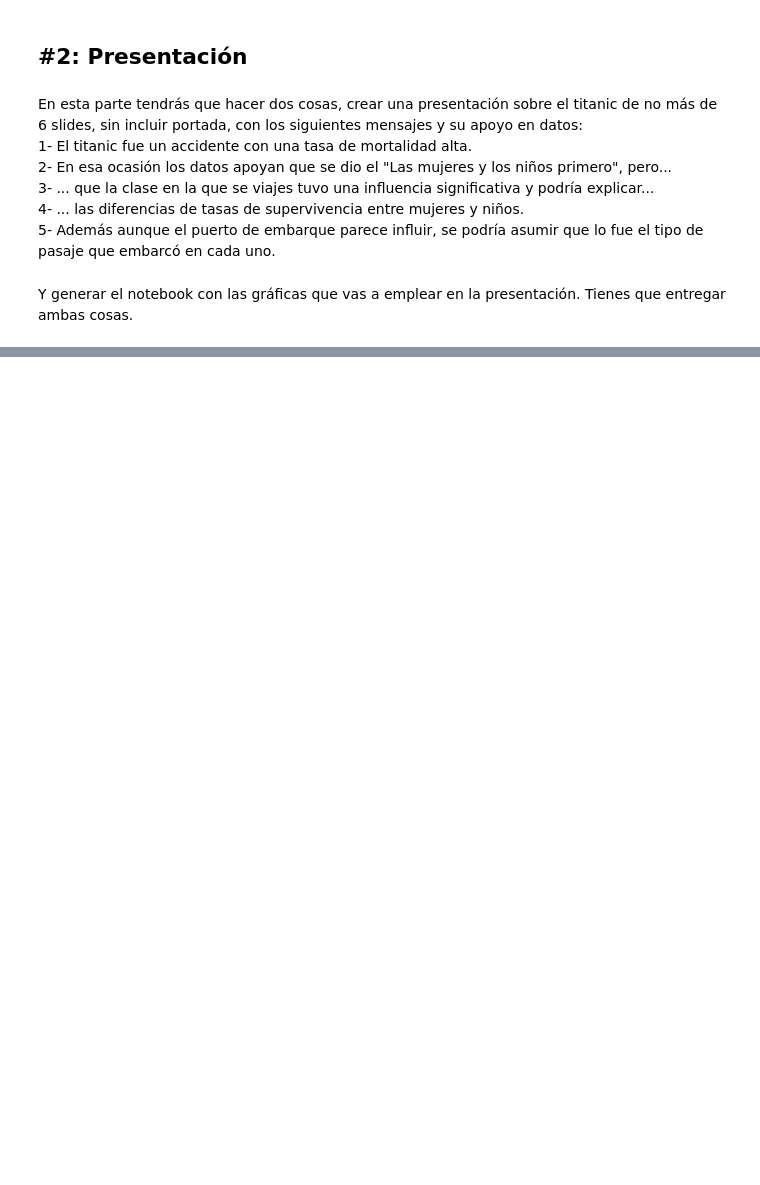
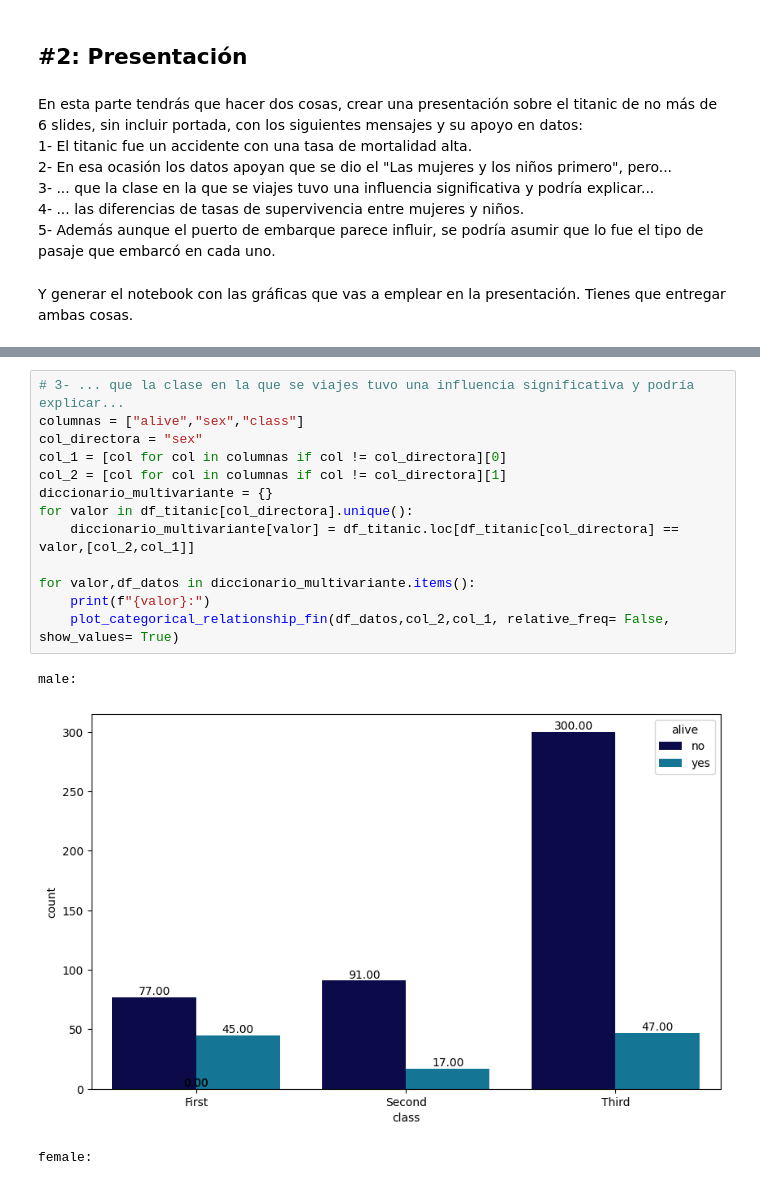
Before and after one commit to AnnaValsells/ONLINE_DS_THEBRIDGE_AVT, a Jupyter notebook: AVT_Exercises/Sprint_8/Unidad_02/Practica_Obligatoria/18_Practica_Obligatoria_Visualizacion_Presentacion.ipynb, the cells around one changed output, grey strips where cells are left out. Saved outputs shown, nothing was run; the diff lists cells and outputs as text; blank space fills up the shorter version.

```diff
--- a/AVT_Exercises/Sprint_8/Unidad_02/Practica_Obligatoria/18_Practica_Obligatoria_Visualizacion_Presentacion.ipynb
+++ b/AVT_Exercises/Sprint_8/Unidad_02/Practica_Obligatoria/18_Practica_Obligatoria_Visualizacion_Presentacion.ipynb
@@ -105,0 +278,17 @@ Y generar el notebook con las gráficas que vas a emplear en la presentación. T
+# %%
+# 3- ... que la clase en la que se viajes tuvo una influencia significativa y podría explicar...
+columnas = ["alive","sex","class"]
+col_directora = "sex"
+col_1 = [col for col in columnas if col != col_directora][0]
+col_2 = [col for col in columnas if col != col_directora][1]
+diccionario_multivariante = {}
+for valor in df_titanic[col_directora].unique():
+    diccionario_multivariante[valor] = df_titanic.loc[df_titanic[col_directora] == valor,[col_2,col_1]]
+
+for valor,df_datos in diccionario_multivariante.items():
+    print(f"{valor}:")
+    plot_categorical_relationship_fin(df_datos,col_2,col_1, relative_freq= False, show_values= True)
+# %% [output]
+male:
+[figure, added]
+female:
```
Also changed, not shown: parts of 19 cells of this notebook, 10 other files.
